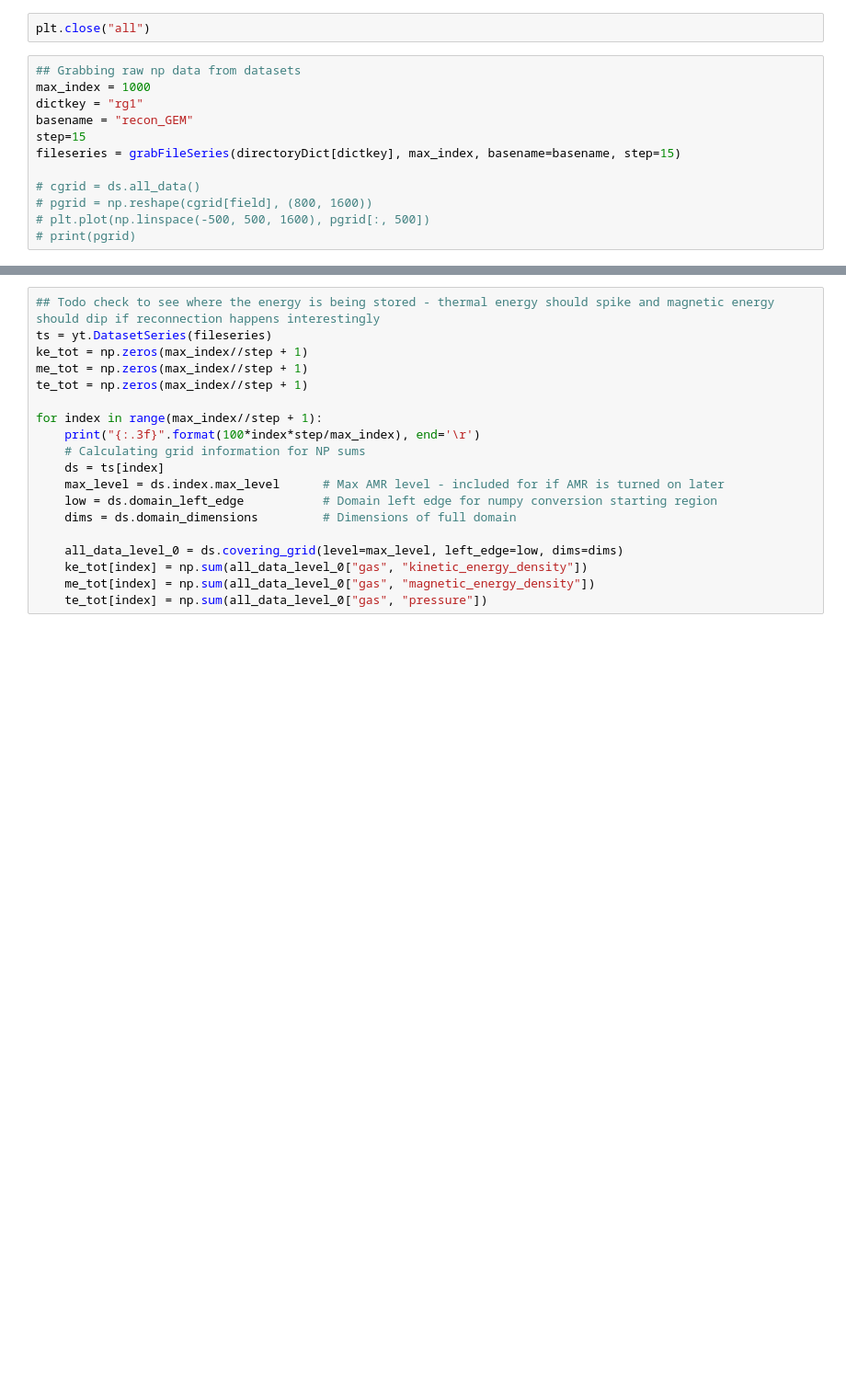
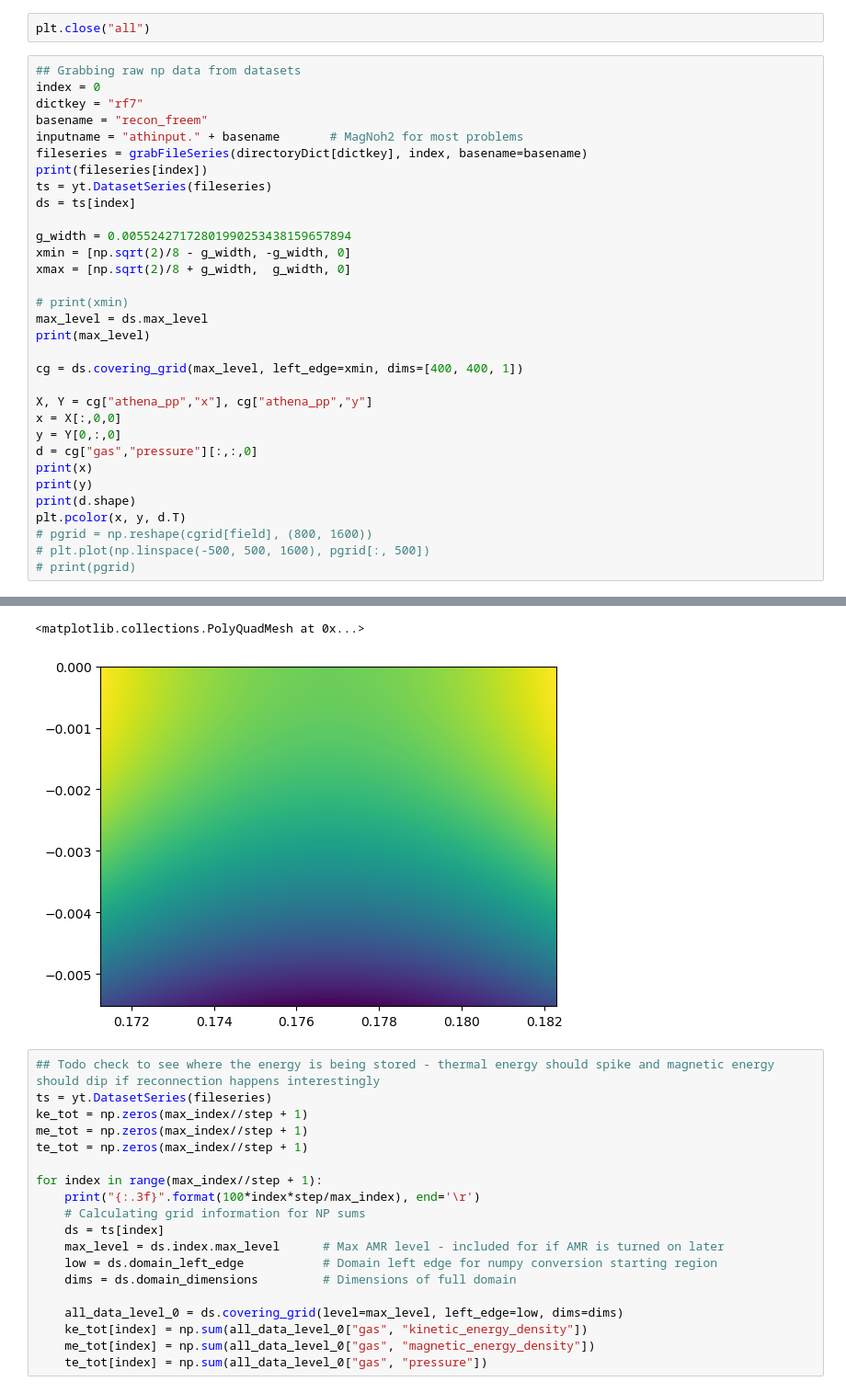
Before and after one commit to ianfreeman519/CMSE_PhD, a Jupyter notebook: athena_files/plottingYT.ipynb, the cells around one changed output, grey strips where cells are left out. Shown at 92% size. Drawn from its saved outputs; the diff is of its cells as text; blank space fills up the shorter version.

```diff
--- a/athena_files/plottingYT.ipynb
+++ b/athena_files/plottingYT.ipynb
@@ -234,14 +219,35 @@ plot.show()
 # %%
 plt.close("all")
-# %%
-## Grabbing raw np data from datasets
-max_index = 1000
-dictkey = "rg1"
-basename = "recon_GEM"
-step=15
-fileseries = grabFileSeries(directoryDict[dictkey], max_index, basename=basename, step=15)
-
-# cgrid = ds.all_data()
-# pgrid = np.reshape(cgrid[field], (800, 1600))
-# plt.plot(np.linspace(-500, 500, 1600), pgrid[:, 500])
-# print(pgrid)
+# %%
+## Grabbing raw np data from datasets
+index = 0
+dictkey = "rf7"
+basename = "recon_freem"
+inputname = "athinput." + basename       # MagNoh2 for most problems
+fileseries = grabFileSeries(directoryDict[dictkey], index, basename=basename)
+print(fileseries[index])
+ts = yt.DatasetSeries(fileseries)
+ds = ts[index]
+
+g_width = 0.00552427172801990253438159657894
+xmin = [np.sqrt(2)/8 - g_width, -g_width, 0]
+xmax = [np.sqrt(2)/8 + g_width,  g_width, 0]
+
+# print(xmin)
+max_level = ds.max_level
+print(max_level)
+
+cg = ds.covering_grid(max_level, left_edge=xmin, dims=[400, 400, 1])
+
+X, Y = cg["athena_pp","x"], cg["athena_pp","y"]
+x = X[:,0,0]
+y = Y[0,:,0]
+d = cg["gas","pressure"][:,:,0]
+print(x)
+print(y)
+print(d.shape)
+plt.pcolor(x, y, d.T)
+# pgrid = np.reshape(cgrid[field], (800, 1600))
+# plt.plot(np.linspace(-500, 500, 1600), pgrid[:, 500])
+# print(pgrid)
+# %% [output]
@@ -248,3 +271,5 @@ fileseries = grabFileSeries(directoryDict[dictkey], max_index, basename=basename
+<matplotlib.collections.PolyQuadMesh at 0x...>
+[figure, added]
 # %%
 ## Todo check to see where the energy is being stored - thermal energy should spike and magnetic energy should dip if reconnection happens interestingly
 ts = yt.DatasetSeries(fileseries)
```
Also changed, not shown: parts of 7 cells of this notebook, 57 other files.
